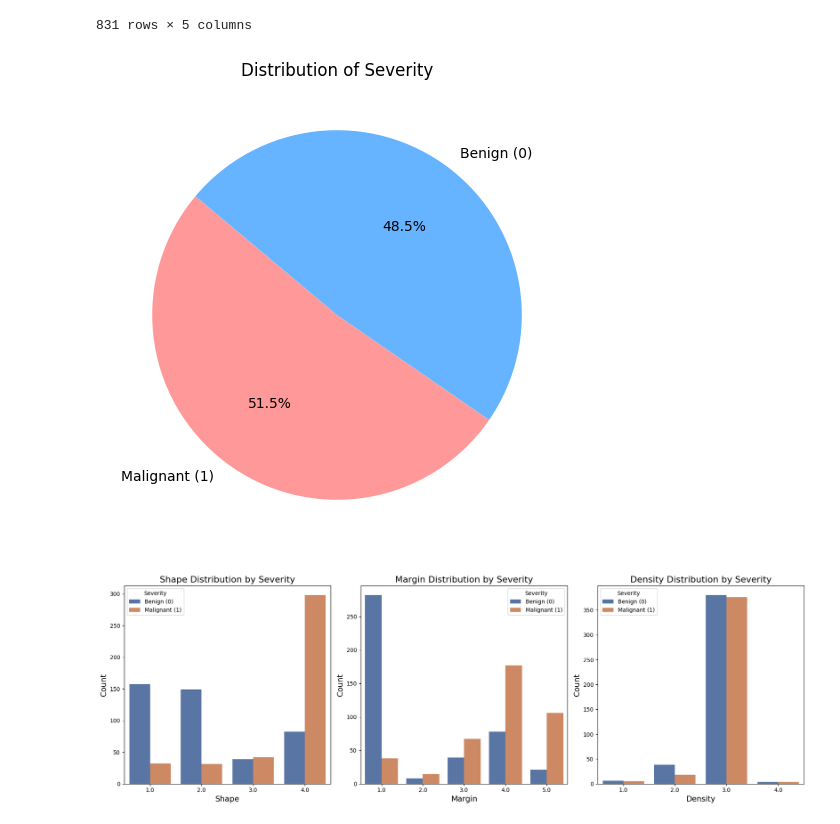
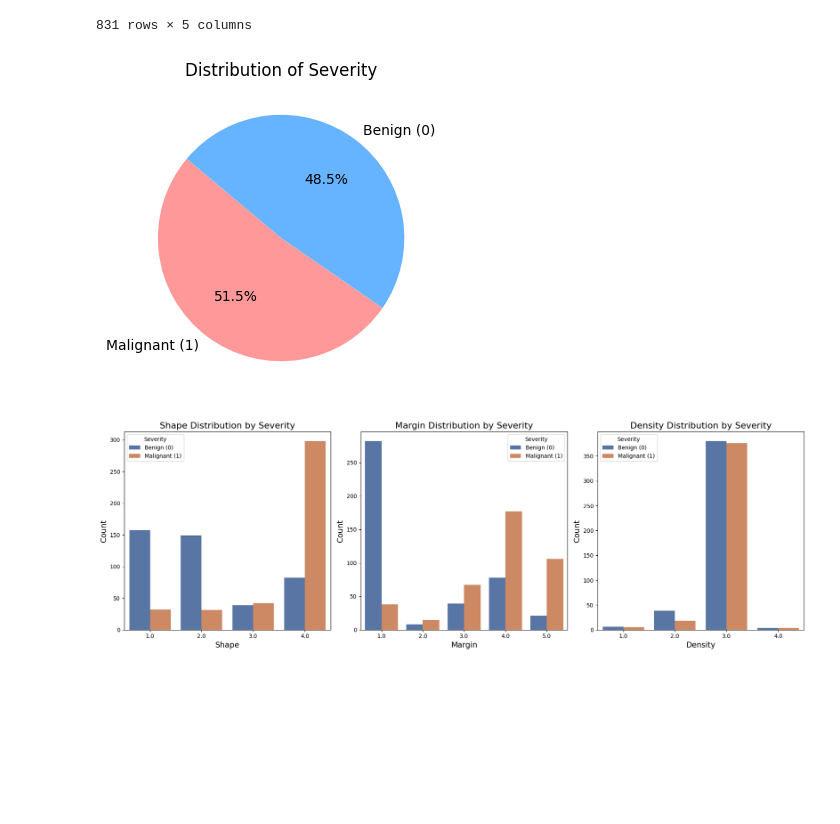
Before and after one commit to ceciliasant/AAproj1, a Jupyter notebook: proj1.ipynb, the cells around one changed output. Drawn from its saved outputs; the diff is of its cells as text; code cells hidden in the pictures; blank space fills up the shorter version.

```diff
--- a/proj1.ipynb
+++ b/proj1.ipynb
@@ -106,12 +116,12 @@ df
 # %%
 ## Severity distribution
 
-plt.figure(figsize=(6,6))
+plt.figure(figsize=(4,4))
 plt.pie(df['Severity'].value_counts(), labels=['Malignant (1)', 'Benign (0)'], autopct='%1.1f%%', startangle=140, colors=['#ff9999','#66b3ff'])
 plt.title('Distribution of Severity')
 plt.show()
 # %% [output]
-[figure, old version]
+[figure, new version]
 # %%
 plt.figure(figsize=(18, 6))
 for i, col in enumerate(['Shape', 'Margin', 'Density'], 1):
```
Also changed, not shown: parts of 2 cells of this notebook.
